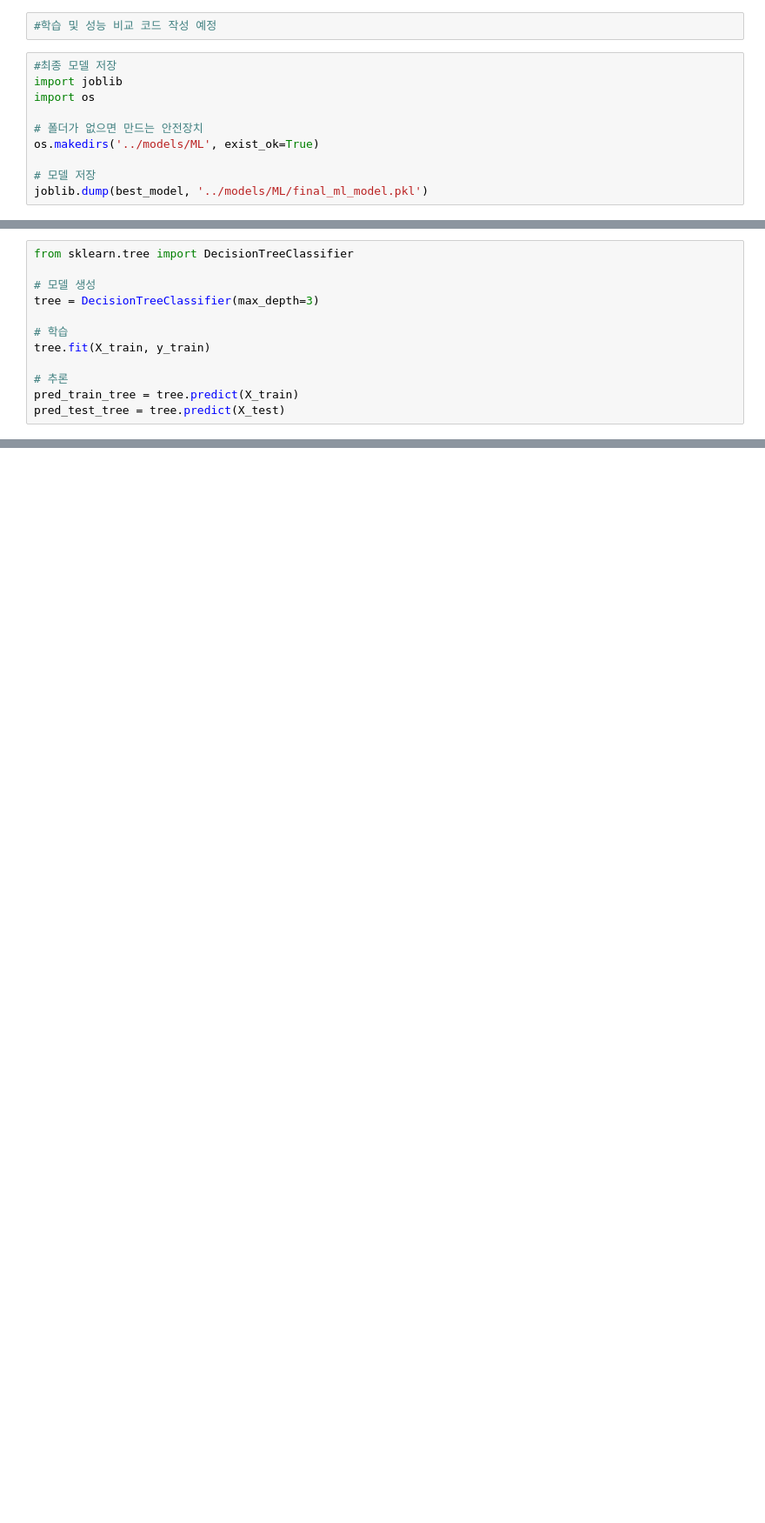
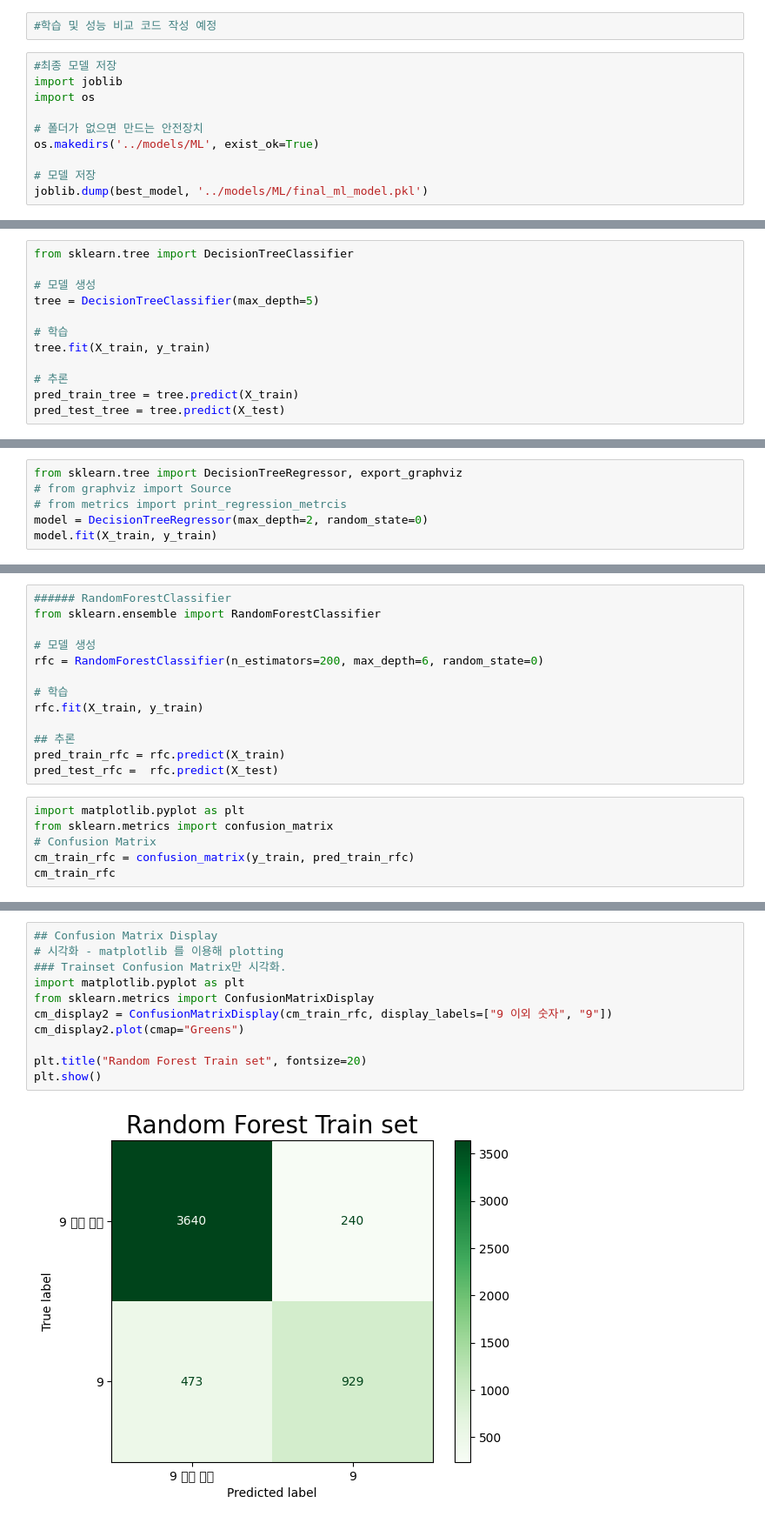
Before and after one commit to SKNETWORKS-FAMILY-AICAMP/SKN21-2nd-4Team, a Jupyter notebook: notebooks/ML_Modeling_Experiment.ipynb, the cells around one changed output, grey strips where cells are left out. Shown: that part at 87% size. Saved outputs shown, nothing was run; the diff lists cells and outputs as text; blank space fills up the shorter version.

```diff
--- a/notebooks/ML_Modeling_Experiment.ipynb
+++ b/notebooks/ML_Modeling_Experiment.ipynb
@@ -61,7 +61,7 @@ X_test: (1761, 32)
 from sklearn.tree import DecisionTreeClassifier
 
 # 모델 생성
-tree = DecisionTreeClassifier(max_depth=3)
+tree = DecisionTreeClassifier(max_depth=5)
 
 # 학습
 tree.fit(X_train, y_train)
@@ -95,0 +112,6 @@ weighted avg       0.84      0.85      0.84      5282
+# %%
+from sklearn.tree import DecisionTreeRegressor, export_graphviz
+# from graphviz import Source
+# from metrics import print_regression_metrcis
+model = DecisionTreeRegressor(max_depth=2, random_state=0)
+model.fit(X_train, y_train)
@@ -95,0 +132,19 @@ weighted avg       0.84      0.85      0.84      5282
+# %%
+###### RandomForestClassifier
+from sklearn.ensemble import RandomForestClassifier
+
+# 모델 생성
+rfc = RandomForestClassifier(n_estimators=200, max_depth=6, random_state=0)
+
+# 학습
+rfc.fit(X_train, y_train)
+
+## 추론
+pred_train_rfc = rfc.predict(X_train)
+pred_test_rfc =  rfc.predict(X_test)
+# %%
+import matplotlib.pyplot as plt
+from sklearn.metrics import confusion_matrix
+# Confusion Matrix
+cm_train_rfc = confusion_matrix(y_train, pred_train_rfc)
+cm_train_rfc
@@ -95,0 +154,13 @@ weighted avg       0.84      0.85      0.84      5282
+# %%
+## Confusion Matrix Display
+# 시각화 - matplotlib 를 이용해 plotting
+### Trainset Confusion Matrix만 시각화.
+import matplotlib.pyplot as plt
+from sklearn.metrics import ConfusionMatrixDisplay
+cm_display2 = ConfusionMatrixDisplay(cm_train_rfc, display_labels=["9 이외 숫자", "9"])
+cm_display2.plot(cmap="Greens")
+
+plt.title("Random Forest Train set", fontsize=20)
+plt.show()
+# %% [output]
+[figure, added]
```
Also changed, not shown: parts of 8 cells of this notebook.
